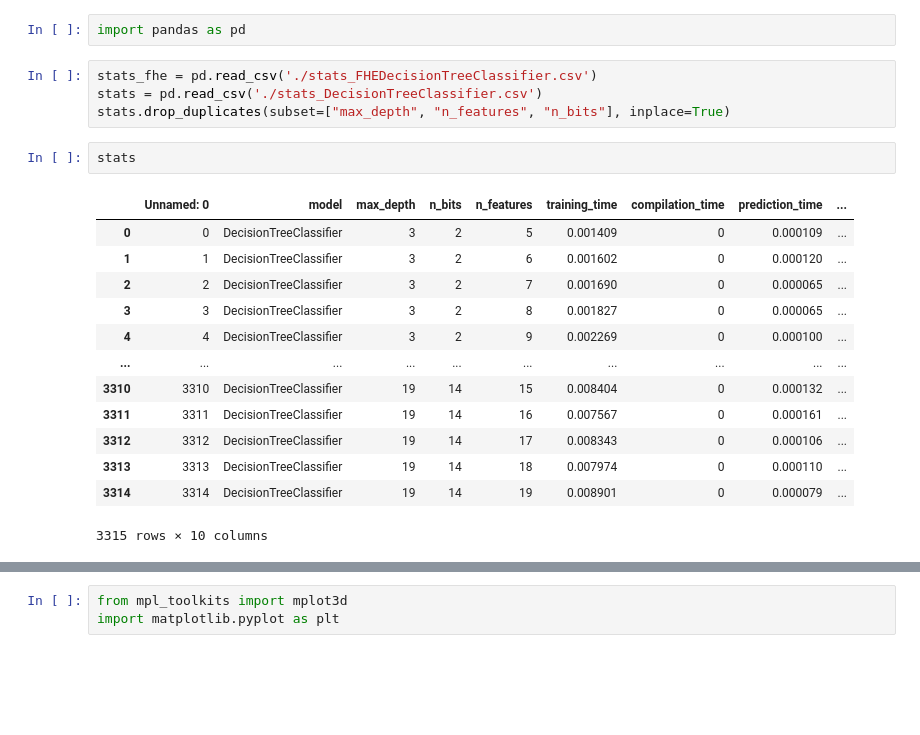
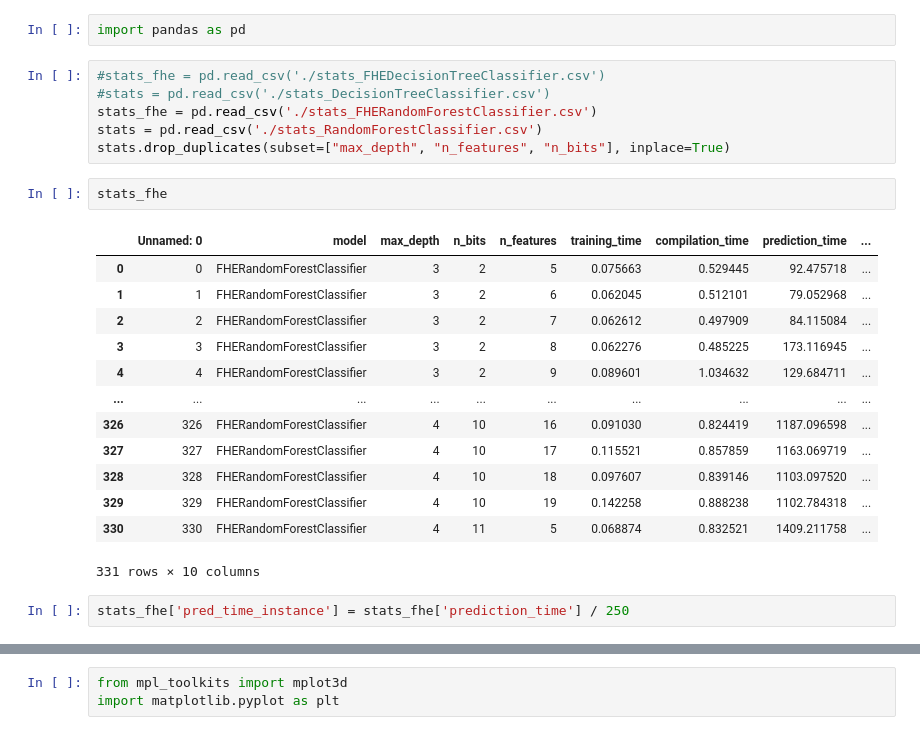
Before and after one commit to msicilia/exp-concreteml, a Jupyter notebook: explore.ipynb, the cells around one changed output, grey strips where cells are left out. Drawn from its saved outputs; the diff is of its cells as text; blank space fills up the shorter version.

```diff
--- a/explore.ipynb
+++ b/explore.ipynb
@@ -1,22 +1,26 @@
 # %%
 import pandas as pd
 # %%
-stats_fhe = pd.read_csv('./stats_FHEDecisionTreeClassifier.csv')
-stats = pd.read_csv('./stats_DecisionTreeClassifier.csv')
+#stats_fhe = pd.read_csv('./stats_FHEDecisionTreeClassifier.csv')
+#stats = pd.read_csv('./stats_DecisionTreeClassifier.csv')
+stats_fhe = pd.read_csv('./stats_FHERandomForestClassifier.csv')
+stats = pd.read_csv('./stats_RandomForestClassifier.csv')
 stats.drop_duplicates(subset=["max_depth", "n_features", "n_bits"], inplace=True)
-# %%
-stats
-# %% [output]
-|  | Unnamed: 0 | model | max_depth | n_bits | n_features | training_time | compilation_time | prediction_time | ... |
-| 0 | 0 | DecisionTreeClassifier | 3 | 2 | 5 | 0.001409 | 0 | 0.000109 | ... |
-| 1 | 1 | DecisionTreeClassifier | 3 | 2 | 6 | 0.001602 | 0 | 0.000120 | ... |
-| 2 | 2 | DecisionTreeClassifier | 3 | 2 | 7 | 0.001690 | 0 | 0.000065 | ... |
-| 3 | 3 | DecisionTreeClassifier | 3 | 2 | 8 | 0.001827 | 0 | 0.000065 | ... |
-| 4 | 4 | DecisionTreeClassifier | 3 | 2 | 9 | 0.002269 | 0 | 0.000100 | ... |
-| ... | ... | ... | ... | ... | ... | ... | ... | ... | ... |
-| 3310 | 3310 | DecisionTreeClassifier | 19 | 14 | 15 | 0.008404 | 0 | 0.000132 | ... |
-| 3311 | 3311 | DecisionTreeClassifier | 19 | 14 | 16 | 0.007567 | 0 | 0.000161 | ... |
-| 3312 | 3312 | DecisionTreeClassifier | 19 | 14 | 17 | 0.008343 | 0 | 0.000106 | ... |
-| 3313 | 3313 | DecisionTreeClassifier | 19 | 14 | 18 | 0.007974 | 0 | 0.000110 | ... |
-| 3314 | 3314 | DecisionTreeClassifier | 19 | 14 | 19 | 0.008901 | 0 | 0.000079 | ... |
-3315 rows × 10 columns
+# %%
+stats_fhe
+# %% [output]
+|  | Unnamed: 0 | model | max_depth | n_bits | n_features | training_time | compilation_time | prediction_time | ... |
+| 0 | 0 | FHERandomForestClassifier | 3 | 2 | 5 | 0.075663 | 0.529445 | 92.475718 | ... |
+| 1 | 1 | FHERandomForestClassifier | 3 | 2 | 6 | 0.062045 | 0.512101 | 79.052968 | ... |
+| 2 | 2 | FHERandomForestClassifier | 3 | 2 | 7 | 0.062612 | 0.497909 | 84.115084 | ... |
+| 3 | 3 | FHERandomForestClassifier | 3 | 2 | 8 | 0.062276 | 0.485225 | 173.116945 | ... |
+| 4 | 4 | FHERandomForestClassifier | 3 | 2 | 9 | 0.089601 | 1.034632 | 129.684711 | ... |
+| ... | ... | ... | ... | ... | ... | ... | ... | ... | ... |
+| 326 | 326 | FHERandomForestClassifier | 4 | 10 | 16 | 0.091030 | 0.824419 | 1187.096598 | ... |
+| 327 | 327 | FHERandomForestClassifier | 4 | 10 | 17 | 0.115521 | 0.857859 | 1163.069719 | ... |
+| 328 | 328 | FHERandomForestClassifier | 4 | 10 | 18 | 0.097607 | 0.839146 | 1103.097520 | ... |
+| 329 | 329 | FHERandomForestClassifier | 4 | 10 | 19 | 0.142258 | 0.888238 | 1102.784318 | ... |
+| 330 | 330 | FHERandomForestClassifier | 4 | 11 | 5 | 0.068874 | 0.832521 | 1409.211758 | ... |
+331 rows × 10 columns
+# %%
+stats_fhe['pred_time_instance'] = stats_fhe['prediction_time'] / 250
```
Also changed, not shown: parts of 4 cells of this notebook.
